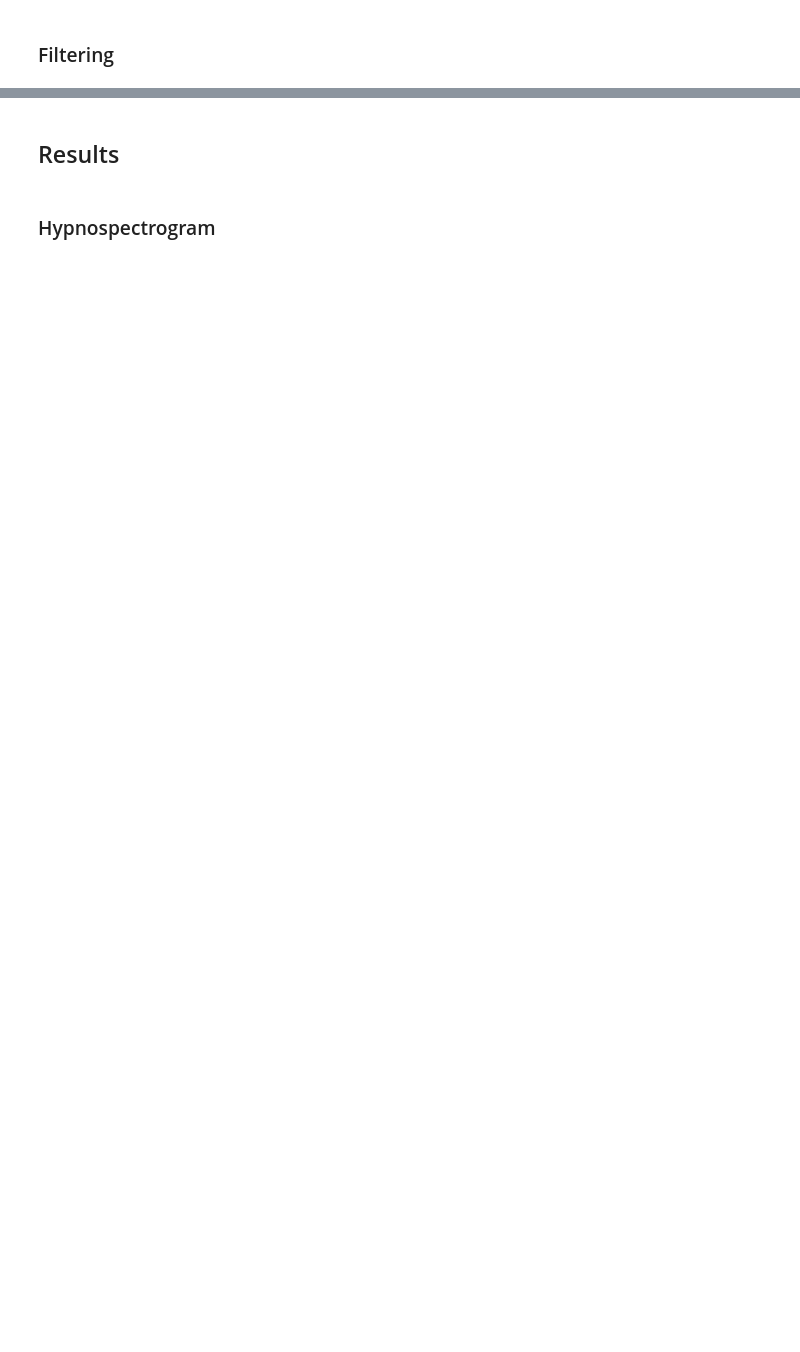
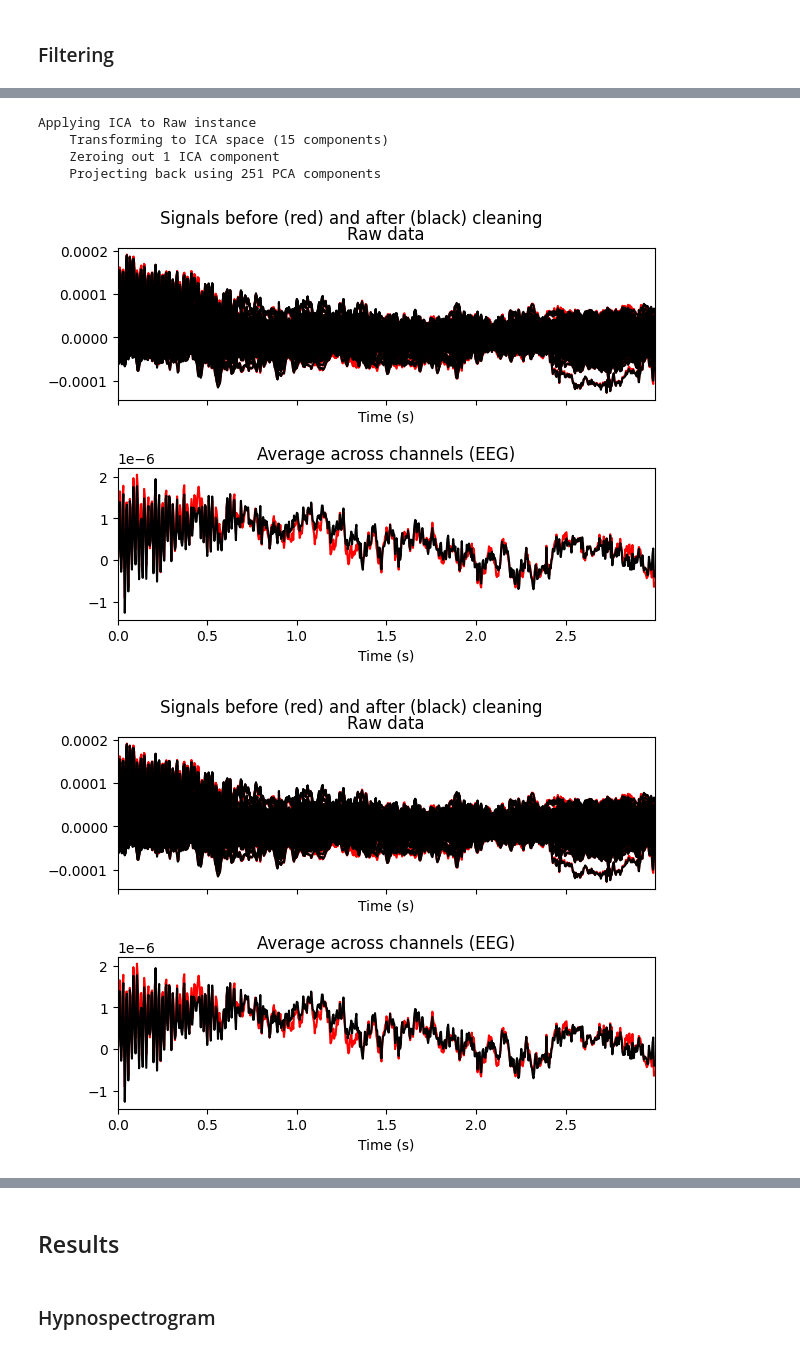
Before and after one commit to NirLab-TAU/sleepeegpy, a Jupyter notebook: test.ipynb, the cells around one changed output, grey strips where cells are left out. Cells and saved outputs as stored; diff of their text form; code cells hidden in the pictures; blank space fills up the shorter version.

```diff
--- a/test.ipynb
+++ b/test.ipynb
@@ -33,0 +364,9 @@ pipe.resample(
+# %%
+ica.plot_overlay(pipe.mne_raw, exclude=[6], picks='eeg')
+# %% [output]
+Applying ICA to Raw instance
+    Transforming to ICA space (15 components)
+    Zeroing out 1 ICA component
+    Projecting back using 251 PCA components
+[figure, added]
+[figure, added]
```
Also changed, not shown: parts of 46 cells of this notebook, 1 other file.
